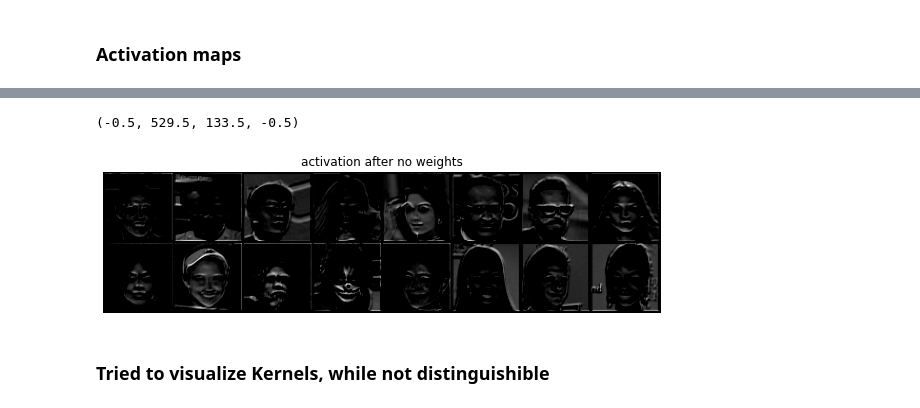
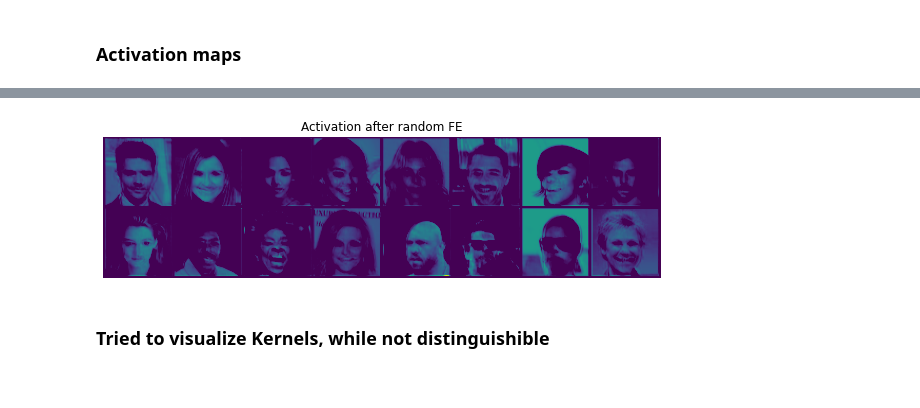
Before and after one commit to wqlevi/srgan_three, a Jupyter notebook: Activation different on FE.ipynb, the cells around one changed output, grey strips where cells are left out. Cells and saved outputs as stored; diff of their text form; code cells hidden in the pictures.

```diff
--- a/Activation different on FE.ipynb
+++ b/Activation different on FE.ipynb
@@ -79,6 +111,5 @@ plt.axis('off')
 # infer image through empty weights of FE
 FE_empty = FeatureExtractor().cuda()
 ls_empty = list(FE_empty.vgg19_54.named_modules())
-
-res_empty = ls_empty[0][1][0](im['hr'].cuda())
-grid_empty = make_grid(res_empty)
+first_conv_FE = ls_empty[0][1][0]
+res_empty = first_conv_FE(im['hr'].cuda())
@@ -85,11 +133,7 @@ grid_empty = make_grid(res_empty)
-# %%
-plt.figure(figsize=(10,20))
-plt.imshow(grid_empty[0].cpu().numpy(),vmin=0,cmap='gray')
-plt.title("activation after no weights")
-plt.axis('off')
-# %% [output]
-(-0.5, 529.5, 133.5, -0.5)
-[figure, removed]
+# %%
+plot_grids(res_empty, "Activation after random FE")
+# %% [output]
+[figure, added]
 # %% [markdown]
 ### Tried to visualize Kernels, while not distinguishible
 # %%
```
Also changed, not shown: parts of 25 cells of this notebook, 5 other files.
